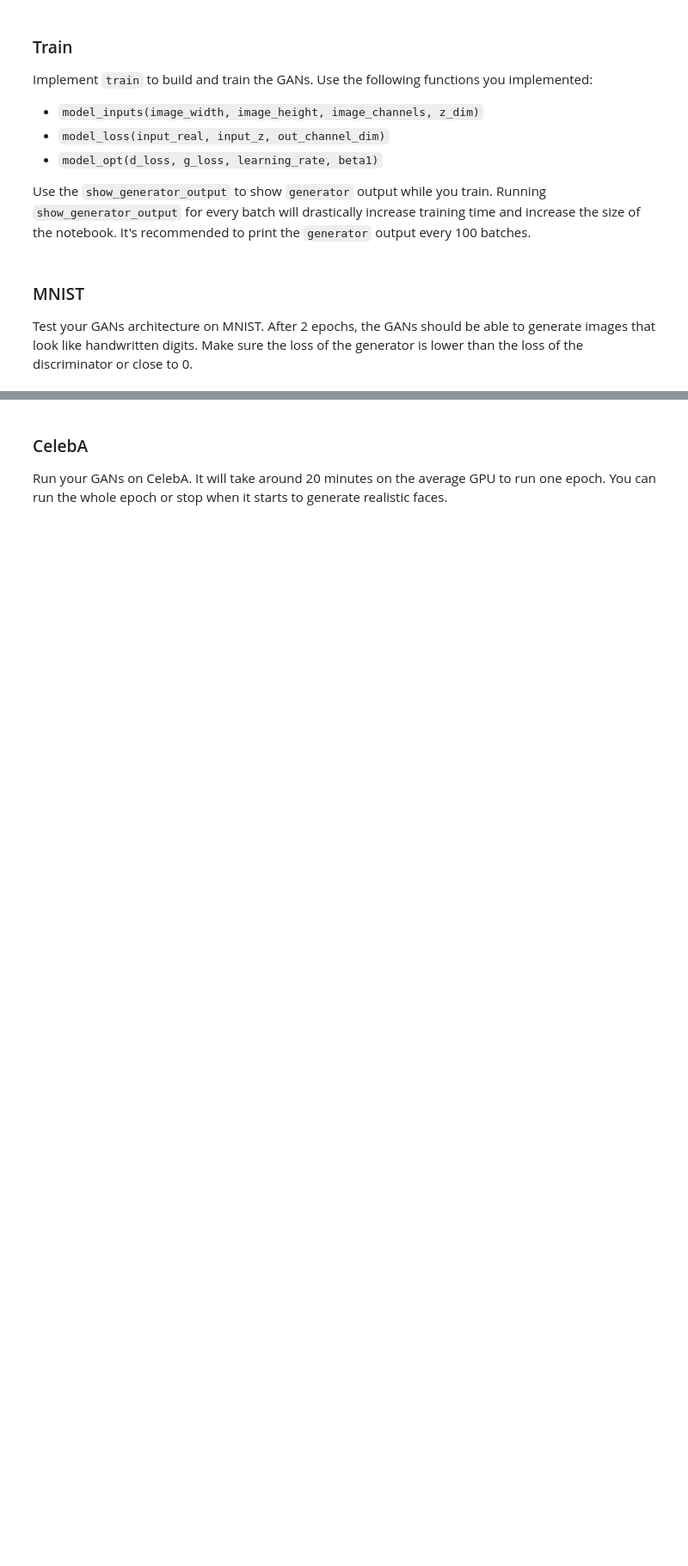
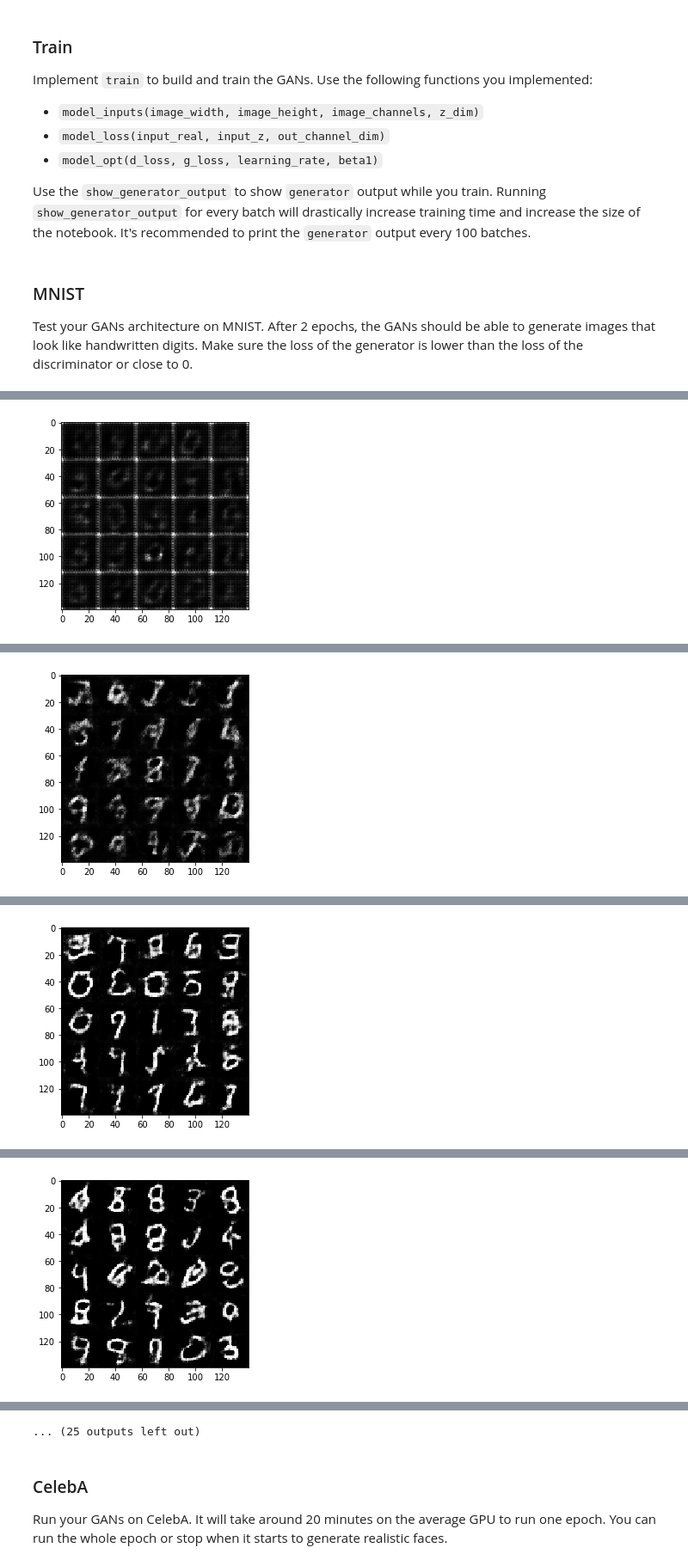
Before and after one commit to esuteau/gan_face_generation, a Jupyter notebook: dlnd_face_generation.ipynb, the cells around one changed output, grey strips where cells are left out. Shown at 86% size. Saved outputs shown, nothing was run; the diff lists cells and outputs as text; code cells hidden in the pictures; blank space fills up the shorter version.

Commit message:
Corrected Network, and fully trained

```diff
--- a/dlnd_face_generation.ipynb
+++ b/dlnd_face_generation.ipynb
@@ -141,22 +142,22 @@ def discriminator(images, reuse=False):
 
     with tf.variable_scope('discriminator', reuse=reuse):
         # Input layer is 28x28x3
-        x1 = tf.layers.conv2d(images, 64, 5, strides=1, padding='same')
+        x1 = tf.layers.conv2d(images, 64, 5, strides=2, padding='same')
         relu1 = tf.maximum(alpha * x1, x1)
-        # 28x28x64
+        # 14x14x64
 
         x2 = tf.layers.conv2d(relu1, 128, 5, strides=2, padding='same')
         bn2 = tf.layers.batch_normalization(x2, training=True)
         relu2 = tf.maximum(alpha * bn2, bn2)
-        # 14x14x128
+        # 7x7x128
 
         x3 = tf.layers.conv2d(relu2, 256, 5, strides=2, padding='same')
         bn3 = tf.layers.batch_normalization(x3, training=True)
         relu3 = tf.maximum(alpha * bn3, bn3)
-        # 7x7x256
+        # 4x4x256
 
         # Flatten it
-        flat = tf.reshape(relu3, (-1, 7*7*256))
+        flat = tf.reshape(relu3, (-1, 4*4*256))
         logits = tf.layers.dense(flat, 1)
         out = tf.sigmoid(logits)
 
@@ -266,14 +267,14 @@ def model_opt(d_loss, g_loss, learning_rate, beta1):
     :param beta1: The exponential decay rate for the 1st moment in the optimizer
     :return: A tuple of (discriminator training operation, generator training operation)
     """
-    # Get weights and bias to update
+    print('Learning Rate is: {}'.format(learning_rate))
+
     t_vars = tf.trainable_variables()
     d_vars = [var for var in t_vars if var.name.startswith('discriminator')]
     g_vars = [var for var in t_vars if var.name.startswith('generator')]
-
-    # Optimize
-    d_train_opt = tf.train.AdamOptimizer(learning_rate, beta1=beta1).minimize(d_loss, var_list=d_vars)
-    g_train_opt = tf.train.AdamOptimizer(learning_rate, beta1=beta1).minimize(g_loss, var_list=g_vars)
+    with tf.control_dependencies(tf.get_collection(tf.GraphKeys.UPDATE_OPS)):
+        d_train_opt = tf.train.AdamOptimizer(learning_rate, beta1=beta1).minimize(d_loss, var_list=d_vars)
+        g_train_opt = tf.train.AdamOptimizer(learning_rate, beta1=beta1).minimize(g_loss, var_list=g_vars)
 
     return d_train_opt, g_train_opt
 
@@ -355,33 +357,34 @@ def train(epoch_count, batch_size, z_dim, learning_rate, beta1, get_batches, dat
         for epoch_i in range(epoch_count):
             for batch_images in get_batches(batch_size):
 
+                batch_images *= 2 # from [-0.5, 0.5] to [-1, 1]
                 steps += 1
 
                 # Sample random noise for G
                 batch_z = np.random.uniform(-1, 1, size=(batch_size, z_dim))
 
                 # Run optimizers
-                _ = sess.run(d_opt, feed_dict={input_real: batch_images, input_z: batch_z})
-                _ = sess.run(g_opt, feed_dict={input_z: batch_z})
+                _ = sess.run(d_opt, feed_dict={input_real: batch_images, input_z: batch_z, learn_rate:learning_rate})
+                _ = sess.run(g_opt, feed_dict={input_real: batch_images, input_z: batch_z, learn_rate:learning_rate})
 
                 if steps % print_every == 0:
                     # At the end of each epoch, get the losses and print them out
-                    train_loss_d = d_loss.eval({input_z: batch_z, input_real: x})
+                    train_loss_d = d_loss.eval({input_z: batch_z, input_real: batch_images})
                     train_loss_g = g_loss.eval({input_z: batch_z})
 
-                    print("Epoch {}/{}...".format(e+1, epochs),
+                    print("Epoch {}/{}...".format(epoch_i+1, epoch_count),
                           "Discriminator Loss: {:.4f}...".format(train_loss_d),
                           "Generator Loss: {:.4f}".format(train_loss_g))
 
                 if steps % show_every == 0:
-                    show_generator_output(sess, 5, batch_z, channels, data_image_mode)
+                    show_generator_output(sess, 25, input_z, channels, data_image_mode)
 # %% [markdown]
 ### MNIST
 Test your GANs architecture on MNIST.  After 2 epochs, the GANs should be able to generate images that look like handwritten digits.  Make sure the loss of the generator is lower than the loss of the discriminator or close to 0.
 # %%
-batch_size = 128
+batch_size = 64
 z_dim = 100
-learning_rate = 0.0002
+learning_rate = 0.0005
 beta1 = 0.5
 
 
@@ -399,0 +414 @@ Image Shape: 28x28x1
+[figure, added]
@@ -400,0 +425 @@ KeyboardInterrupt:
+[figure, added]
@@ -400,0 +436 @@ KeyboardInterrupt:
+[figure, added]
@@ -400,0 +447 @@ KeyboardInterrupt:
+[figure, added]
@@ -401,3 +470,4 @@ KeyboardInterrupt:
+... (25 outputs left out)
 # %% [markdown]
 ### CelebA
 Run your GANs on CelebA.  It will take around 20 minutes on the average GPU to run one epoch.  You can run the whole epoch or stop when it starts to generate realistic faces.
```
Also changed, not shown: parts of 5 cells of this notebook, 2 other files.
